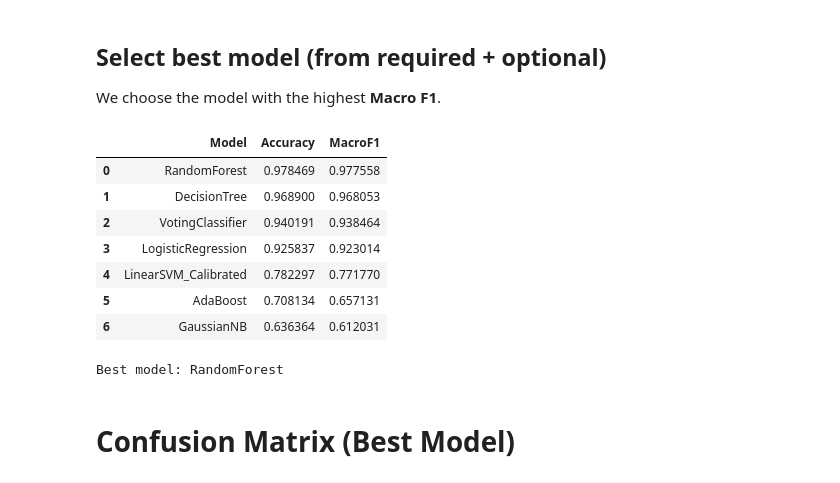
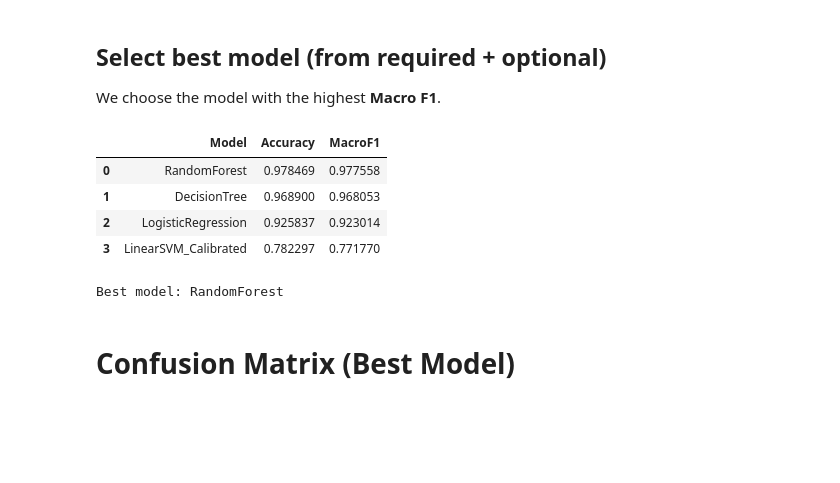
Before and after one commit to MichelleThaeMyat/obesitylevel, a Jupyter notebook: Obesity_Level_Prediction_Project.ipynb, the cells around one changed output. Drawn from its saved outputs; the diff is of its cells as text; code cells hidden in the pictures; blank space fills up the shorter version.

```diff
--- a/Obesity_Level_Prediction_Project.ipynb
+++ b/Obesity_Level_Prediction_Project.ipynb
@@ -355,10 +355,17 @@ Preprocessing:
 - numeric → `StandardScaler`
 - categorical → `OneHotEncoder(handle_unknown="ignore")`
 # %%
+import pandas as pd
+
 X = df.drop(columns=[TARGET])
 y = df[TARGET].astype(str)
 
-cat_cols = [c for c in X.columns if X[c].dtype == "object"]
+# Dynamically identify categorical and numerical columns
+# Categorical columns are typically 'object' or 'category' dtypes
+cat_cols = [
+    c for c in X.columns
+    if X[c].dtype == 'object' or pd.api.types.is_categorical_dtype(X[c])
+]
 num_cols = [c for c in X.columns if c not in cat_cols]
 
 print("Categorical columns:", cat_cols)
@@ -530,4 +501,0 @@ Insufficient_Weight       0.71      0.96      0.82        53
-# %%
-# Train optional models (you can skip this cell if you want)
-res_opt, fitted_opt = train_and_compare(models_optional)
-display(res_opt)
@@ -558,32 +503,46 @@ Insufficient_Weight       1.00      0.98      0.99        53
 ## Select best model (from required + optional)
 We choose the model with the highest **Macro F1**.
 # %%
-# Combine results and pick best
-all_results = pd.concat([res_req, res_opt], ignore_index=True)
+all_results = pd.concat([res_req], ignore_index=True)
 all_results = all_results.sort_values("MacroF1", ascending=False).reset_index(drop=True)
-display(all_results)
+
+# Filter for the specific models requested by the user
+requested_models = [
+    "RandomForest",
+    "DecisionTree",
+    "LogisticRegression",
+    "LinearSVM_Calibrated"
+]
+all_results_filtered = all_results[all_results["Model"].isin(requested_models)].copy()
+
+# Reorder the filtered DataFrame according to the requested_models list
+all_results_filtered['Model_Category'] = pd.Categorical(
+    all_results_filtered['Model'],
+    categories=requested_models,
+    ordered=True
+)
+all_results_filtered = all_results_filtered.sort_values('Model_Category').drop(columns='Model_Category')
+
+display(all_results_filtered)
 
 best_name = all_results.loc[0, "Model"]
 
 # Find the fitted model by name
 best_model = None
 if best_name in fitted_req:
     best_model = fitted_req[best_name]
 elif best_name in fitted_opt:
     best_model = fitted_opt[best_name]
 else:
     raise RuntimeError("Best model not found in fitted models dicts.")
 
 print("Best model:", best_name)
 # %% [output]
 |  | Model | Accuracy | MacroF1 |
 | 0 | RandomForest | 0.978469 | 0.977558 |
 | 1 | DecisionTree | 0.968900 | 0.968053 |
-| 2 | VotingClassifier | 0.940191 | 0.938464 |
-| 3 | LogisticRegression | 0.925837 | 0.923014 |
-| 4 | LinearSVM_Calibrated | 0.782297 | 0.771770 |
-| 5 | AdaBoost | 0.708134 | 0.657131 |
-| 6 | GaussianNB | 0.636364 | 0.612031 |
+| 2 | LogisticRegression | 0.925837 | 0.923014 |
+| 3 | LinearSVM_Calibrated | 0.782297 | 0.771770 |
 Best model: RandomForest
 # %% [markdown]
 # Confusion Matrix (Best Model)
```
Also changed, not shown: parts of 10 cells of this notebook.
